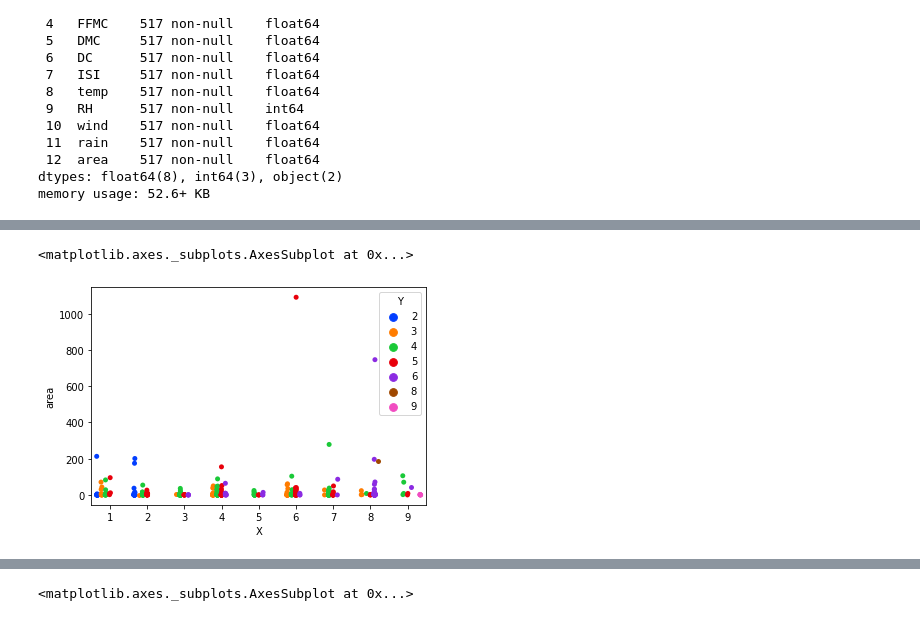
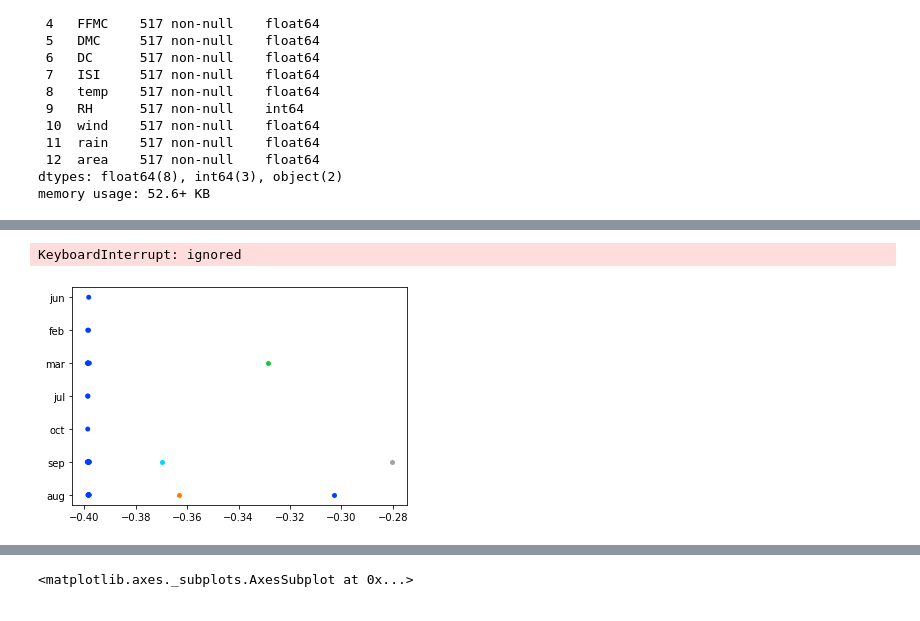
Before and after one commit to luizsdias/ai-dv-dp-ica, a Jupyter notebook: LuizDias_AI_DV_DP_ICA_inPython.ipynb, the cells around one changed output, grey strips where cells are left out. Drawn from its saved outputs; the diff is of its cells as text; code cells hidden in the pictures.

```diff
--- a/LuizDias_AI_DV_DP_ICA_inPython.ipynb
+++ b/LuizDias_AI_DV_DP_ICA_inPython.ipynb
@@ -63,0 +61,4 @@ memory usage: 52.6+ KB
+# %%
+# Not used
+df['coordinate'] = df['X'].astype(str) + "," + df['Y'].astype(str)
+df.head(5)
@@ -63,0 +94,2 @@ memory usage: 52.6+ KB
+# %%
+df.drop([22], inplace = True )
@@ -63,0 +121,15 @@ memory usage: 52.6+ KB
+# %%
+from calendar import month_abbr
+
+lower_ma = [m.lower() for m in month_abbr]
+
+# one-liner with Pandas
+df['month'] = df['month'].str.lower().map(lambda m: lower_ma.index(m)).astype('Int8')
+# %%
+plt.figure(figsize=(10,7))
+sns.set_theme(style="whitegrid")
+ax = sns.stripplot(x="month", y="ISI", data=df, s=10)
+ax.set_xlabel('Months', fontsize=15)
+ax.set_ylabel('Relative Humidity in %', fontsize=15)
+ax.set_title('Relative Humidity x Months', fontsize=18)
+plt.show()
@@ -64,8 +207,8 @@ memory usage: 52.6+ KB
 # %%
 df['day'] = pd.Categorical(df['day'],
                             categories=['mon', 'tue', 'wed', 'thu', 'fri', 'sat', 'sun'],
                             ordered=True)
-sns.stripplot(x='X', y='area', data=df, jitter=True, hue='Y', dodge=True, palette="bright")
+sns.stripplot(x='day', y='month', data=df, jitter=True, hue='area', dodge=True, palette="bright")
 # %% [output]
-<matplotlib.axes._subplots.AxesSubplot at 0x...>
+KeyboardInterrupt: ignored
-[figure, old version]
+[figure, new version]
```
Also changed, not shown: parts of 22 cells of this notebook.
